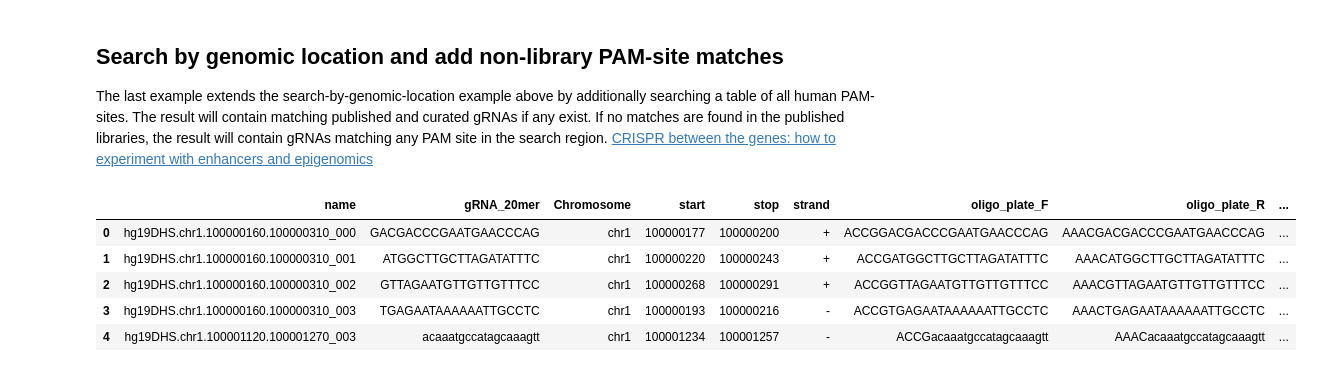
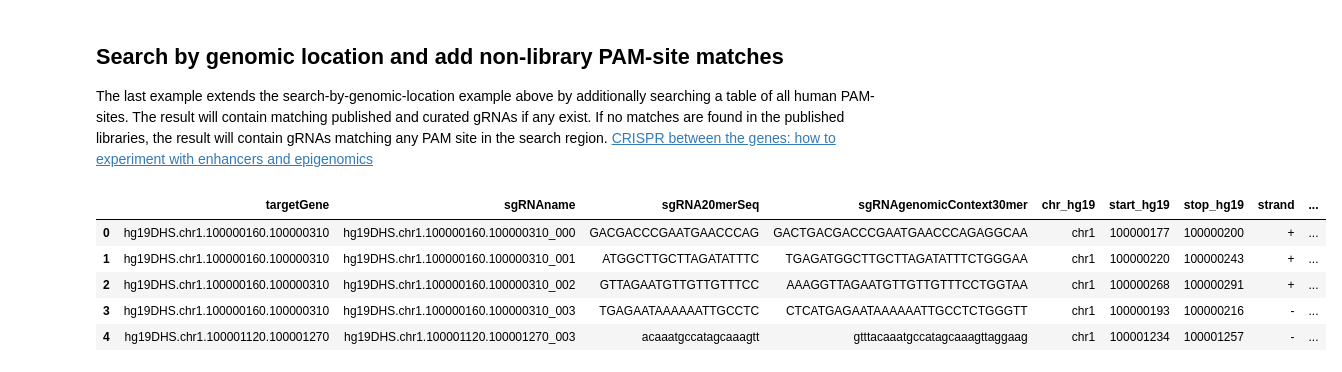
Before and after one commit to DanWebster/crispr_screen_sgRNAs, a Jupyter notebook: GRNA Designer.ipynb, the cells around one changed output. Saved outputs shown, nothing was run; the diff lists cells and outputs as text; code cells hidden in the pictures.

```diff
--- a/GRNA Designer.ipynb
+++ b/GRNA Designer.ipynb
@@ -86,15 +118,15 @@ The last example extends the search-by-genomic-location example above by additio
 # %%
 # For speed, partition the CRISPR libraries
 # by Chromosome
-pams = crispr_screen_sgRNAs.hg19_allPAM_sites()
+pams = crispr_screen_sgRNAs.dhs()
 pams.head()
 # %% [output]
-|  | name | gRNA_20mer | Chromosome | start | stop | strand | oligo_plate_F | oligo_plate_R | ... |
-| 0 | hg19DHS.chr1.100000160.100000310_000 | GACGACCCGAATGAACCCAG | chr1 | 100000177 | 100000200 | + | ACCGGACGACCCGAATGAACCCAG | AAACGACGACCCGAATGAACCCAG | ... |
-| 1 | hg19DHS.chr1.100000160.100000310_001 | ATGGCTTGCTTAGATATTTC | chr1 | 100000220 | 100000243 | + | ACCGATGGCTTGCTTAGATATTTC | AAACATGGCTTGCTTAGATATTTC | ... |
-| 2 | hg19DHS.chr1.100000160.100000310_002 | GTTAGAATGTTGTTGTTTCC | chr1 | 100000268 | 100000291 | + | ACCGGTTAGAATGTTGTTGTTTCC | AAACGTTAGAATGTTGTTGTTTCC | ... |
-| 3 | hg19DHS.chr1.100000160.100000310_003 | TGAGAATAAAAAATTGCCTC | chr1 | 100000193 | 100000216 | - | ACCGTGAGAATAAAAAATTGCCTC | AAACTGAGAATAAAAAATTGCCTC | ... |
-| 4 | hg19DHS.chr1.100001120.100001270_003 | acaaatgccatagcaaagtt | chr1 | 100001234 | 100001257 | - | ACCGacaaatgccatagcaaagtt | AAACacaaatgccatagcaaagtt | ... |
+|  | targetGene | sgRNAname | sgRNA20merSeq | sgRNAgenomicContext30mer | chr_hg19 | start_hg19 | stop_hg19 | strand | ... |
+| 0 | hg19DHS.chr1.100000160.100000310 | hg19DHS.chr1.100000160.100000310_000 | GACGACCCGAATGAACCCAG | GACTGACGACCCGAATGAACCCAGAGGCAA | chr1 | 100000177 | 100000200 | + | ... |
+| 1 | hg19DHS.chr1.100000160.100000310 | hg19DHS.chr1.100000160.100000310_001 | ATGGCTTGCTTAGATATTTC | TGAGATGGCTTGCTTAGATATTTCTGGGAA | chr1 | 100000220 | 100000243 | + | ... |
+| 2 | hg19DHS.chr1.100000160.100000310 | hg19DHS.chr1.100000160.100000310_002 | GTTAGAATGTTGTTGTTTCC | AAAGGTTAGAATGTTGTTGTTTCCTGGTAA | chr1 | 100000268 | 100000291 | + | ... |
+| 3 | hg19DHS.chr1.100000160.100000310 | hg19DHS.chr1.100000160.100000310_003 | TGAGAATAAAAAATTGCCTC | CTCATGAGAATAAAAAATTGCCTCTGGGTT | chr1 | 100000193 | 100000216 | - | ... |
+| 4 | hg19DHS.chr1.100001120.100001270 | hg19DHS.chr1.100001120.100001270_003 | acaaatgccatagcaaagtt | gtttacaaatgccatagcaaagttaggaag | chr1 | 100001234 | 100001257 | - | ... |
 # %%
 # Enter the search terms into a DataFrame
 searchloc = pd.DataFrame([{'chr' : 'chr11', 'start' : 134145657, 'stop' : 134145680},
```
Also changed, not shown: parts of 12 cells of this notebook.
